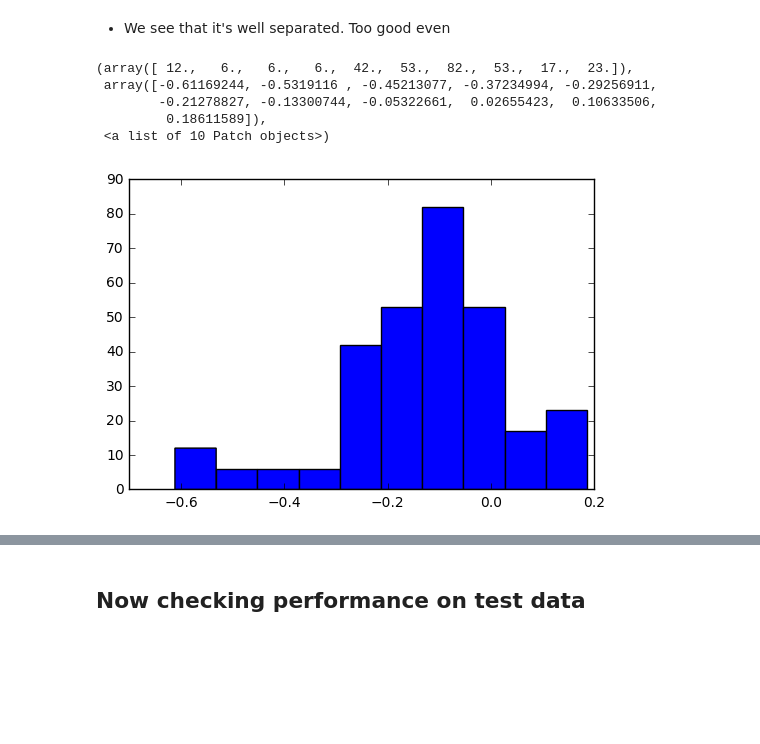
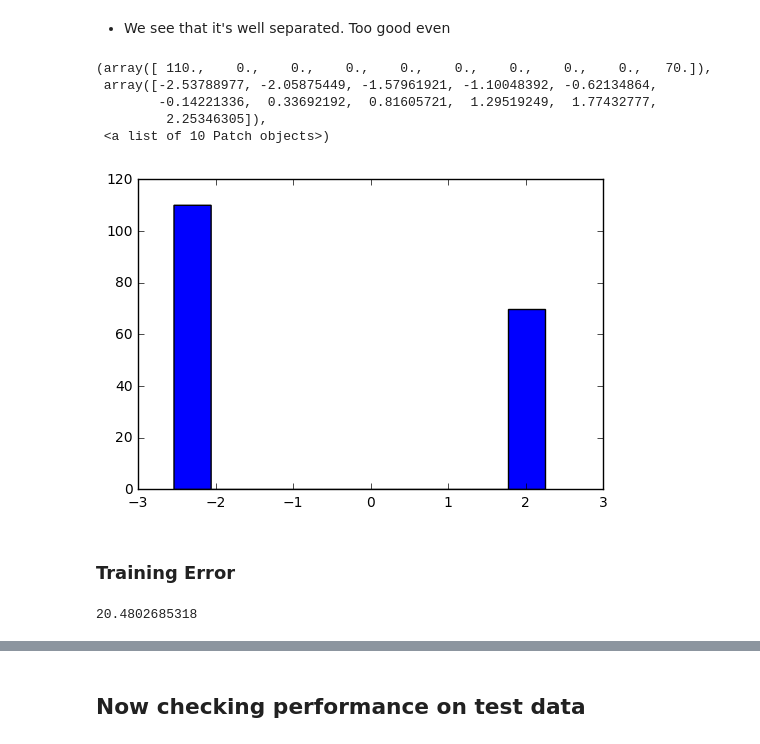
Before and after one commit to sudhNau/Baysian, a Jupyter notebook: WeirdBehave1.ipynb, the cells around one changed output, grey strips where cells are left out. Drawn from its saved outputs; the diff is of its cells as text; code cells hidden in the pictures; blank space fills up the shorter version.

Commit message:
check error

```diff
--- a/WeirdBehave1.ipynb
+++ b/WeirdBehave1.ipynb
@@ -264,11 +261,21 @@ plt.scatter(range(lHatExp.shape[0]),lHatExp,c=[getColor(t) for t in L])
 # %% [markdown]
 - We see that it's well separated. Too good even
-# %%
-plt.hist(WHatExp.T)
-# %% [output]
-(array([ 12.,   6.,   6.,   6.,  42.,  53.,  82.,  53.,  17.,  23.]),
- array([-0.61169244, -0.5319116 , -0.45213077, -0.37234994, -0.29256911,
-        -0.21278827, -0.13300744, -0.05322661,  0.02655423,  0.10633506,
-         0.18611589]),
- <a list of 10 Patch objects>)
-[figure, removed]
+# %%
+lTrain = uExpBar*WHatExp.T + BHatExp
+plt.hist(lTrain)
+# %% [output]
+(array([ 110.,    0.,    0.,    0.,    0.,    0.,    0.,    0.,    0.,   70.]),
+ array([-2.53788977, -2.05875449, -1.57961921, -1.10048392, -0.62134864,
+        -0.14221336,  0.33692192,  0.81605721,  1.29519249,  1.77432777,
+         2.25346305]),
+ <a list of 10 Patch objects>)
+[figure, added]
+# %% [markdown]
+### Training Error
+# %%
+totalError = 0
+for s in range(YBar.shape[0]):
+    totalError += np.sum(np.abs(YBar[0] - uExpBar[0]*phiHatExpBar.T))
+print totalError/YBar.shape[0]
+# %% [output]
+20.4802685318
```
Also changed, not shown: parts of 11 cells of this notebook.
